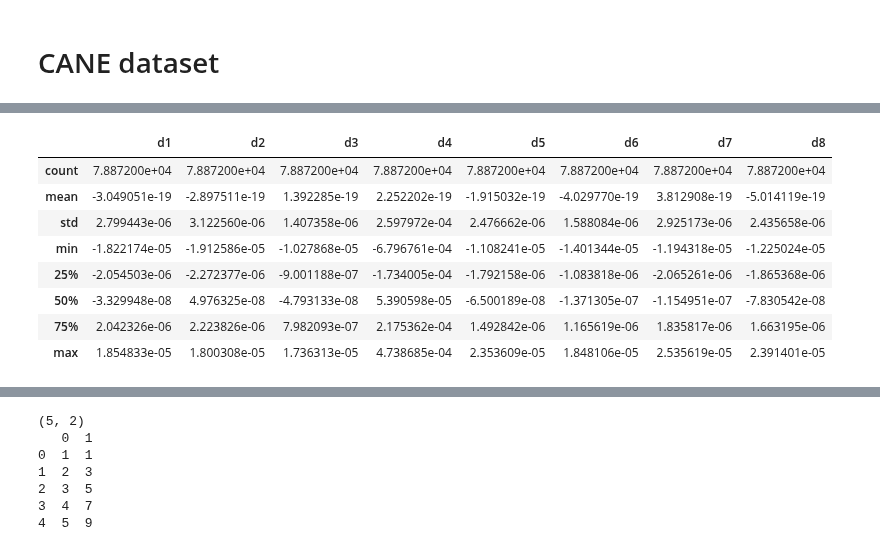
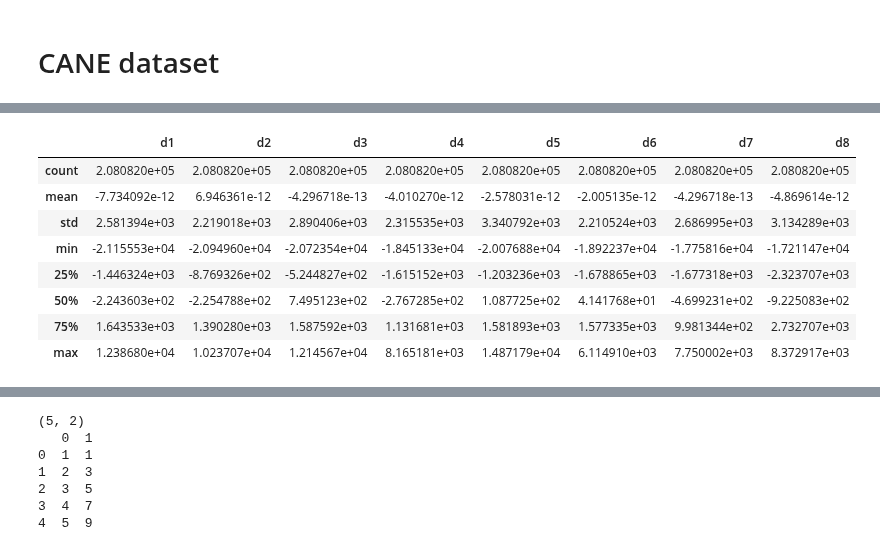
Before and after one commit to mtichavsky/eeg, a Jupyter notebook: prototyping.ipynb, the cells around one changed output, grey strips where cells are left out. Cells and saved outputs as stored; diff of their text form; code cells hidden in the pictures.

```diff
--- a/prototyping.ipynb
+++ b/prototyping.ipynb
@@ -325,8 +343,8 @@ print(Sxx)
 # %% [markdown]
 # CANE dataset
 # %%
-df = pd.read_csv(CANE_DIR / "anxiety/ec/0056_EC.csv")
+df = pd.read_csv(CANE_DIR / "anxiety/ec/1027_EC.csv")
 print(df.shape)
-df = df.iloc[::2].reset_index(drop=True)
-print(df.shape)
+# df = df.iloc[::2].reset_index(drop=True)
+# print(df.shape)
 # %% [output]
@@ -349,14 +384,13 @@ df.describe()
 # %%
 df_scaled = df - df.mean()
-df_scaled = df_scaled / (80_000_000)
 df_scaled.describe()
 # %% [output]
 |  | d1 | d2 | d3 | d4 | d5 | d6 | d7 | d8 |
-| count | 7.887200e+04 | 7.887200e+04 | 7.887200e+04 | 7.887200e+04 | 7.887200e+04 | 7.887200e+04 | 7.887200e+04 | 7.887200e+04 |
-| mean | -3.049051e-19 | -2.897511e-19 | 1.392285e-19 | 2.252202e-19 | -1.915032e-19 | -4.029770e-19 | 3.812908e-19 | -5.014119e-19 |
-| std | 2.799443e-06 | 3.122560e-06 | 1.407358e-06 | 2.597972e-04 | 2.476662e-06 | 1.588084e-06 | 2.925173e-06 | 2.435658e-06 |
-| min | -1.822174e-05 | -1.912586e-05 | -1.027868e-05 | -6.796761e-04 | -1.108241e-05 | -1.401344e-05 | -1.194318e-05 | -1.225024e-05 |
-| 25% | -2.054503e-06 | -2.272377e-06 | -9.001188e-07 | -1.734005e-04 | -1.792158e-06 | -1.083818e-06 | -2.065261e-06 | -1.865368e-06 |
-| 50% | -3.329948e-08 | 4.976325e-08 | -4.793133e-08 | 5.390598e-05 | -6.500189e-08 | -1.371305e-07 | -1.154951e-07 | -7.830542e-08 |
-| 75% | 2.042326e-06 | 2.223826e-06 | 7.982093e-07 | 2.175362e-04 | 1.492842e-06 | 1.165619e-06 | 1.835817e-06 | 1.663195e-06 |
-| max | 1.854833e-05 | 1.800308e-05 | 1.736313e-05 | 4.738685e-04 | 2.353609e-05 | 1.848106e-05 | 2.535619e-05 | 2.391401e-05 |
+| count | 2.080820e+05 | 2.080820e+05 | 2.080820e+05 | 2.080820e+05 | 2.080820e+05 | 2.080820e+05 | 2.080820e+05 | 2.080820e+05 |
+| mean | -7.734092e-12 | 6.946361e-12 | -4.296718e-13 | -4.010270e-12 | -2.578031e-12 | -2.005135e-12 | -4.296718e-13 | -4.869614e-12 |
+| std | 2.581394e+03 | 2.219018e+03 | 2.890406e+03 | 2.315535e+03 | 3.340792e+03 | 2.210524e+03 | 2.686995e+03 | 3.134289e+03 |
+| min | -2.115553e+04 | -2.094960e+04 | -2.072354e+04 | -1.845133e+04 | -2.007688e+04 | -1.892237e+04 | -1.775816e+04 | -1.721147e+04 |
+| 25% | -1.446324e+03 | -8.769326e+02 | -5.244827e+02 | -1.615152e+03 | -1.203236e+03 | -1.678865e+03 | -1.677318e+03 | -2.323707e+03 |
+| 50% | -2.243603e+02 | -2.254788e+02 | 7.495123e+02 | -2.767285e+02 | 1.087725e+02 | 4.141768e+01 | -4.699231e+02 | -9.225083e+02 |
+| 75% | 1.643533e+03 | 1.390280e+03 | 1.587592e+03 | 1.131681e+03 | 1.581893e+03 | 1.577335e+03 | 9.981344e+02 | 2.732707e+03 |
+| max | 1.238680e+04 | 1.023707e+04 | 1.214567e+04 | 8.165181e+03 | 1.487179e+04 | 6.114910e+03 | 7.750002e+03 | 8.372917e+03 |
```
Also changed, not shown: parts of 25 cells of this notebook, 4 other files.
